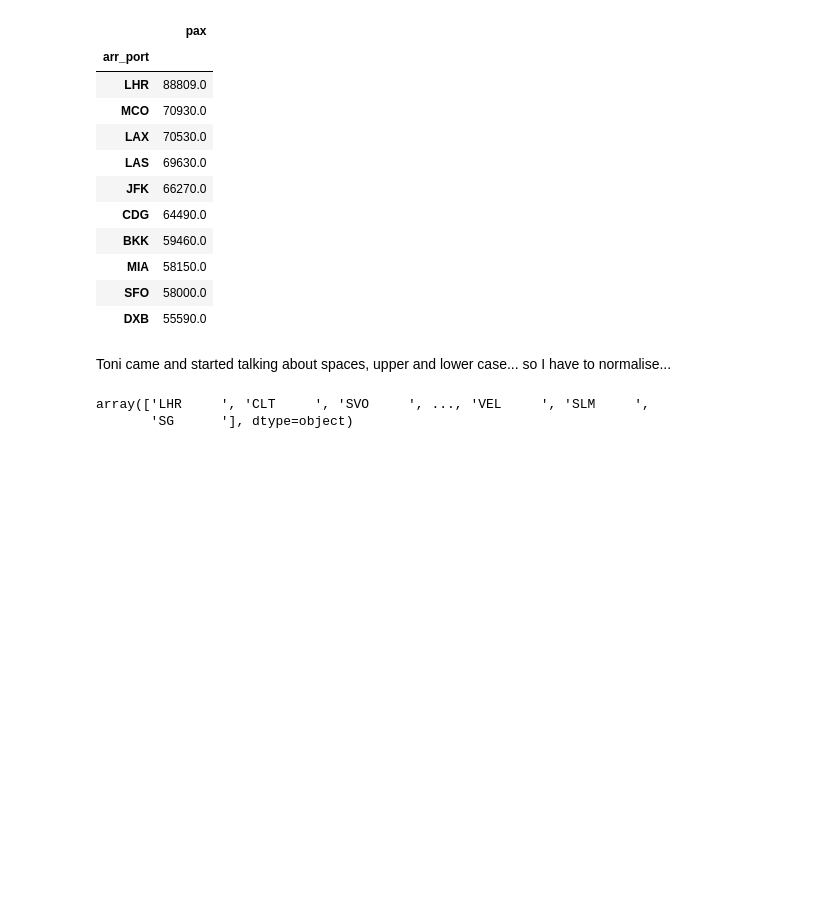
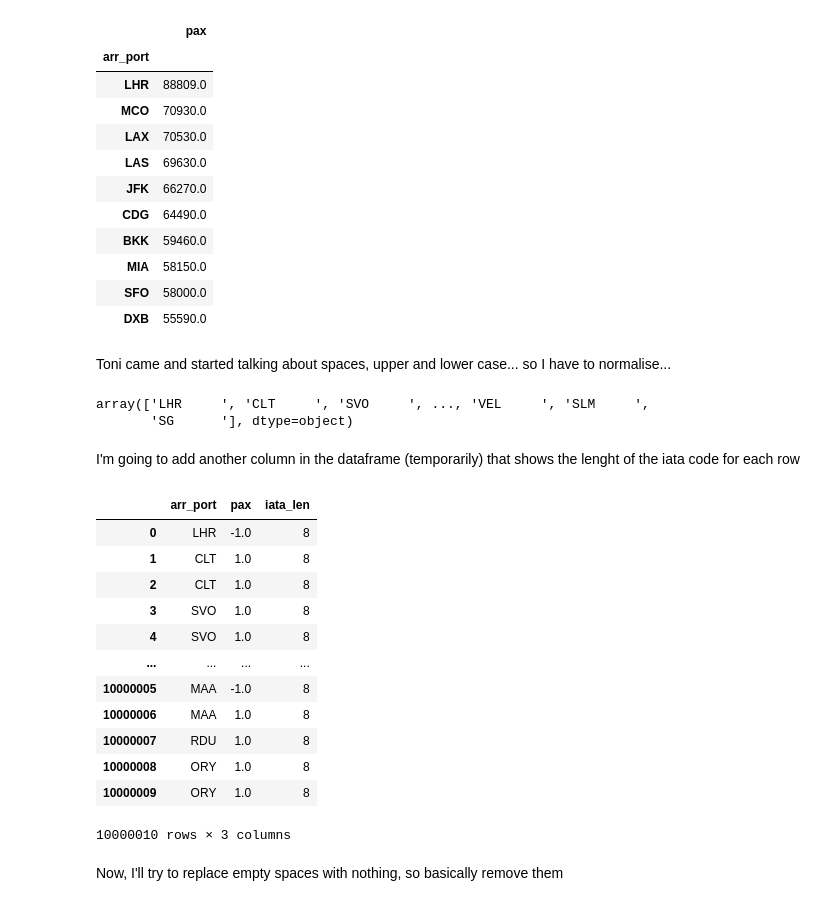
Before and after one commit to PaulaCervilla/Data-Science-Challenge---KSchool, a Jupyter notebook: Data Science Challenge_Team Science t-ish.ipynb, the cells around one changed output. Saved outputs shown, nothing was run; the diff lists cells and outputs as text; code cells hidden in the pictures; blank space fills up the shorter version.

```diff
--- a/Data Science Challenge_Team Science t-ish.ipynb
+++ b/Data Science Challenge_Team Science t-ish.ipynb
@@ -100,7 +101,7 @@ pandas.core.frame.DataFrame
 # %% [markdown]
 Having a further look into the documentation, I'm going to try and use "usecols"
 # %%
-bookings = pd.read_csv("/home/dsc/data/challenge/bookings.csv.bz2", compression= "bz2", sep = "^", error_bad_lines = False, memory_map = True, usecols = ["arr_port", "pax"])
+bookings = pd.read_csv(r"C:\Users\paula\Desktop\Paula\Máster\9. Data Science challenge\challenge\bookings.csv.bz2", compression= "bz2", sep = "^", error_bad_lines = False, memory_map = True, usecols = ["arr_port", "pax"], thousands=",")
 # %%
 bookings
 # %% [output]
@@ -178,3 +179,25 @@ bookings["arr_port"].unique()
 # %% [output]
 array(['LHR     ', 'CLT     ', 'SVO     ', ..., 'VEL     ', 'SLM     ',
        'SG      '], dtype=object)
+# %% [markdown]
+I'm going to add another column in the dataframe (temporarily) that shows the lenght of the iata code for each row
+# %%
+bookings["iata_len"] = bookings["arr_port"].str.len()
+# %%
+bookings
+# %% [output]
+|  | arr_port | pax | iata_len |
+| 0 | LHR | -1.0 | 8 |
+| 1 | CLT | 1.0 | 8 |
+| 2 | CLT | 1.0 | 8 |
+| 3 | SVO | 1.0 | 8 |
+| 4 | SVO | 1.0 | 8 |
+| ... | ... | ... | ... |
+| 10000005 | MAA | -1.0 | 8 |
+| 10000006 | MAA | 1.0 | 8 |
+| 10000007 | RDU | 1.0 | 8 |
+| 10000008 | ORY | 1.0 | 8 |
+| 10000009 | ORY | 1.0 | 8 |
+10000010 rows × 3 columns
+# %% [markdown]
+Now, I'll try to replace empty spaces with nothing, so basically remove them
```
Also changed, not shown: parts of 89 cells of this notebook.
